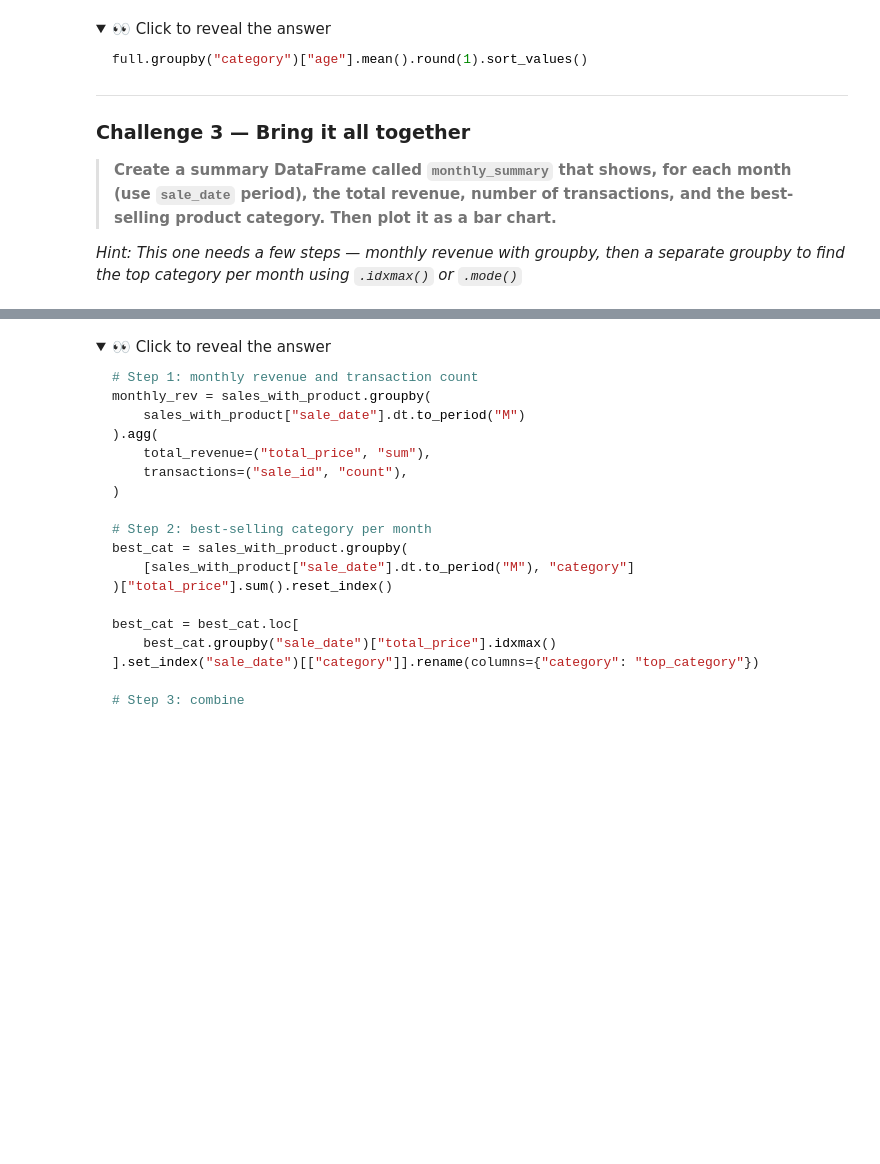
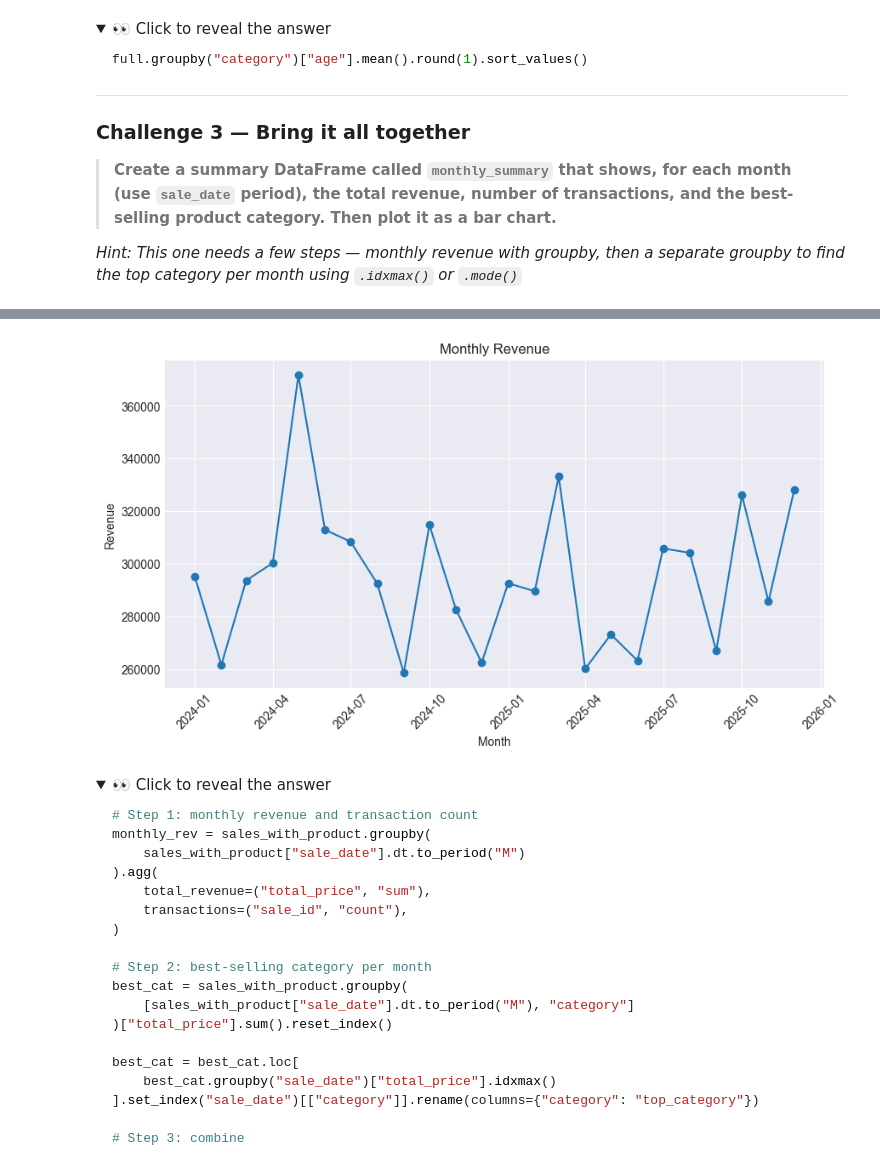
Before and after one commit to co-za/data-analysis-intro, a Jupyter notebook: 3. Pandas Basics.ipynb, the cells around one changed output, grey strips where cells are left out. Drawn from its saved outputs; the diff is of its cells as text; code cells hidden in the pictures; folded sections open; blank space fills up the shorter version.

```diff
--- a/3. Pandas Basics.ipynb
+++ b/3. Pandas Basics.ipynb
@@ -723,5 +776,23 @@ full.groupby("category")["age"].mean().round(1).sort_values()
 # %%
 # ✍️ Your code here:
+monthly_summary = full
+monthly_summary['sale_date'] = pd.to_datetime(monthly_summary['sale_date'])
+monthly_summary = monthly_summary.groupby(monthly_summary['sale_date'].dt.to_period('M')).agg(revenue=('total_price', 'sum'), transactions=('sale_id', 'count'), mode_category=('category' , lambda x: x.mode().iloc[0]))
+monthly_summary.index = monthly_summary.index.to_timestamp()
+monthly_summary
+
+
+
+plt.figure(figsize=(10,5))
+plt.plot(monthly_summary.index, monthly_summary['revenue'], marker='o')
+plt.title('Monthly Revenue')
+plt.xlabel('Month')
+plt.ylabel('Revenue')
+plt.grid(True)
+plt.xticks(rotation=45)
+plt.show()
+# %% [output]
+[figure, added]
 # %% [markdown]
 <details>
 <summary>👀 Click to reveal the answer</summary>
```
Also changed, not shown: parts of 7 cells of this notebook.
